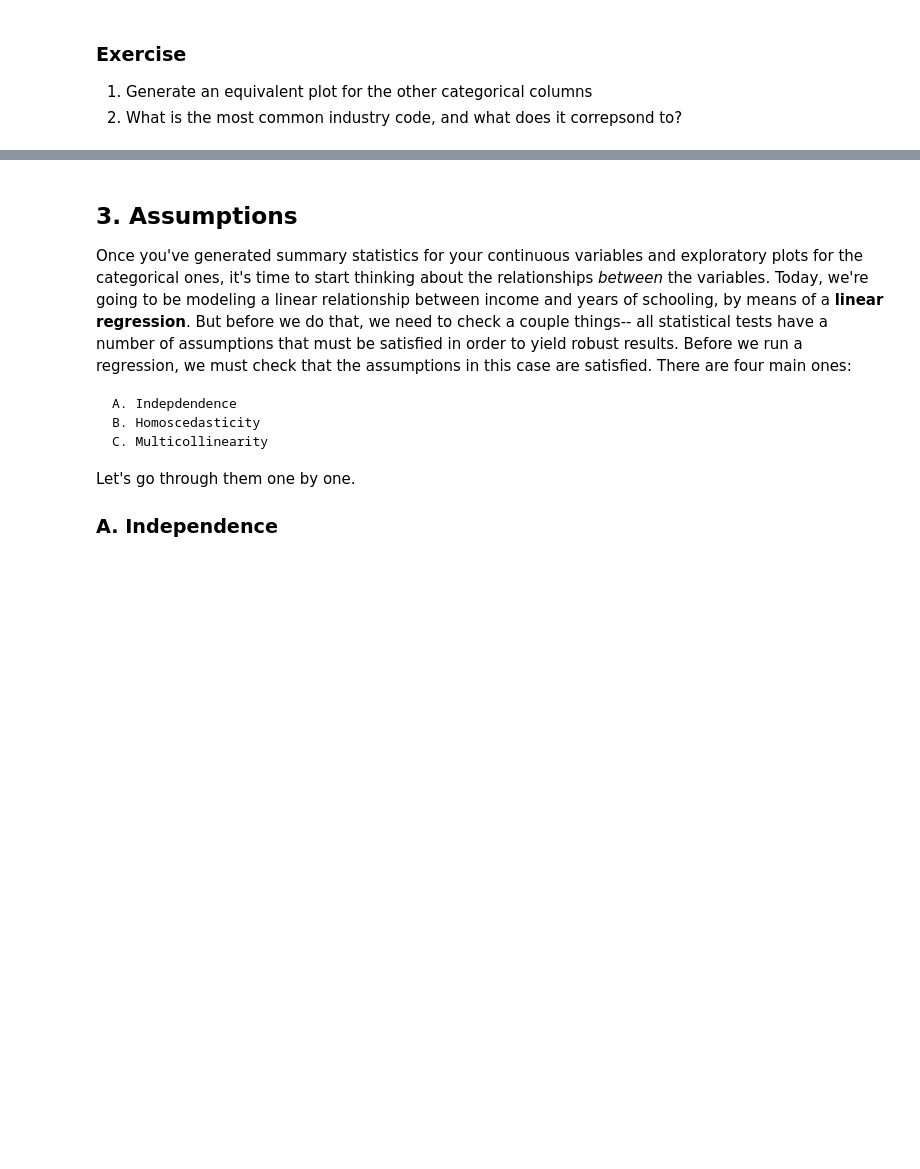
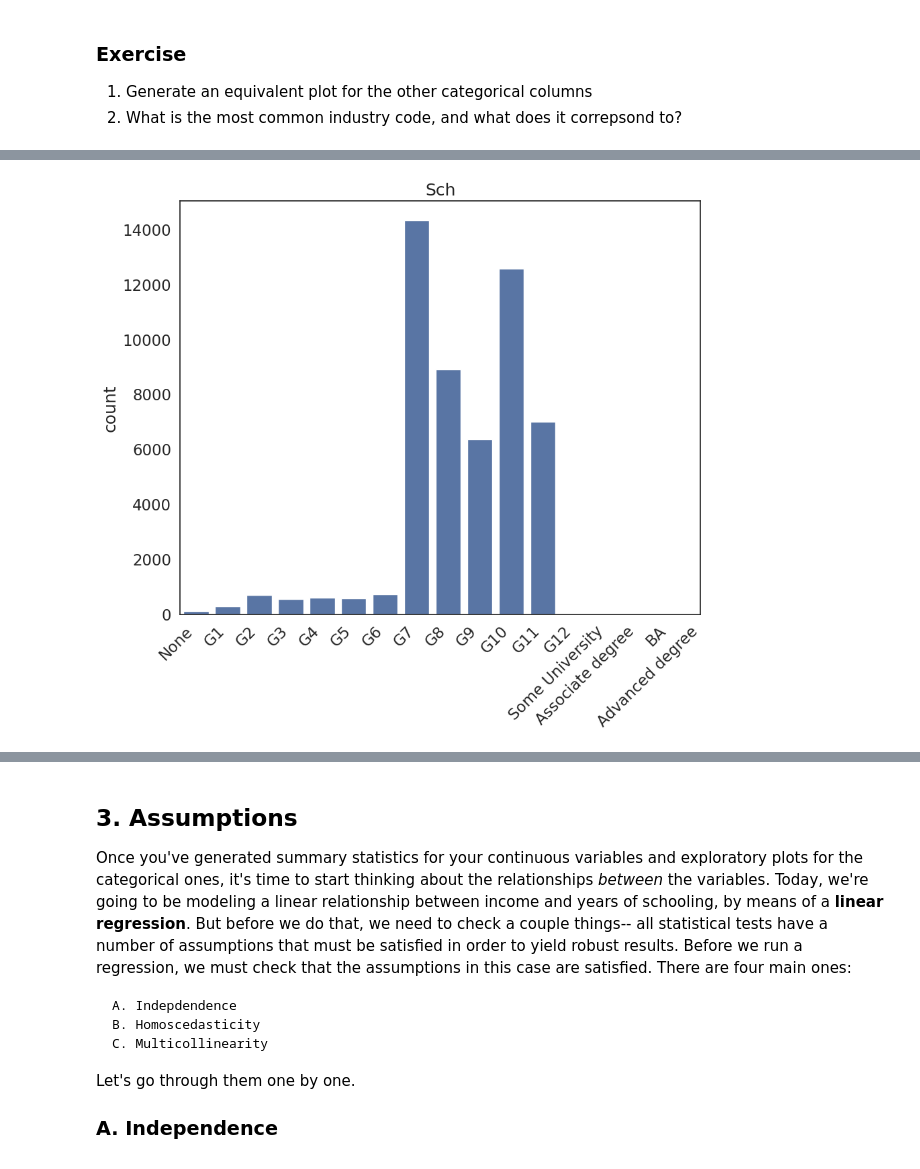
Before and after one commit to Yifan-FENG/QM2-1, a Jupyter notebook: W7 Linear Regression.ipynb, the cells around one changed output, grey strips where cells are left out. Saved outputs shown, nothing was run; the diff lists cells and outputs as text; code cells hidden in the pictures; blank space fills up the shorter version.

```diff
--- a/W7 Linear Regression.ipynb
+++ b/W7 Linear Regression.ipynb
@@ -174,0 +205,9 @@ plt.show() # show the plot
+# %%
+sns.countplot(data=reg_df, x='sch') # plot the union variable
+
+plt.title('Sch') # add a title
+plt.xlabel('') # remove the x axis label
+plt.xticks(ticks=[0,1,2,3,4,5,6,7,8,9,10,11,12,13,14,15, 16],labels=['None', 'G1', 'G2', 'G3', 'G4', 'G5', 'G6', 'G7', 'G8', 'G9', 'G10', 'G11', 'G12', 'Some University', 'Associate degree', 'BA', 'Advanced degree'], rotation=45, ha='right') # replace the x axis labels with more descriptive labels
+plt.show() # show the plot
+# %% [output]
+[figure, added]
```
Also changed, not shown: parts of 27 cells of this notebook.
